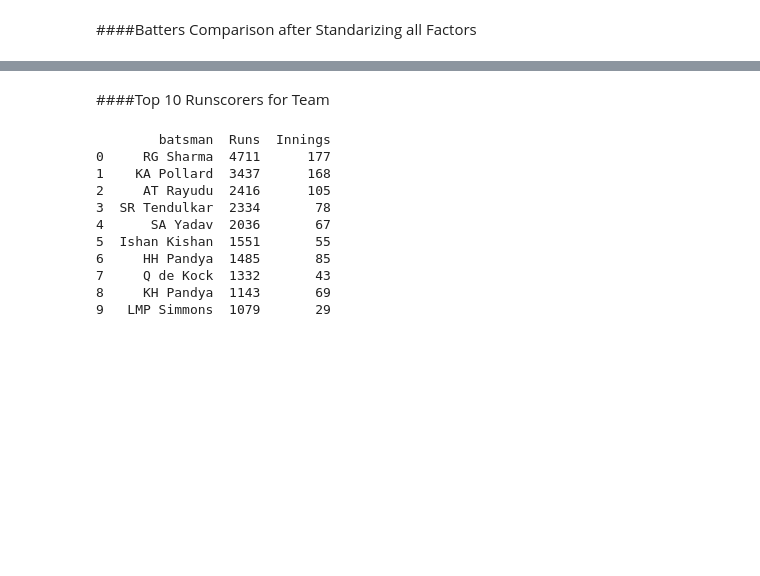
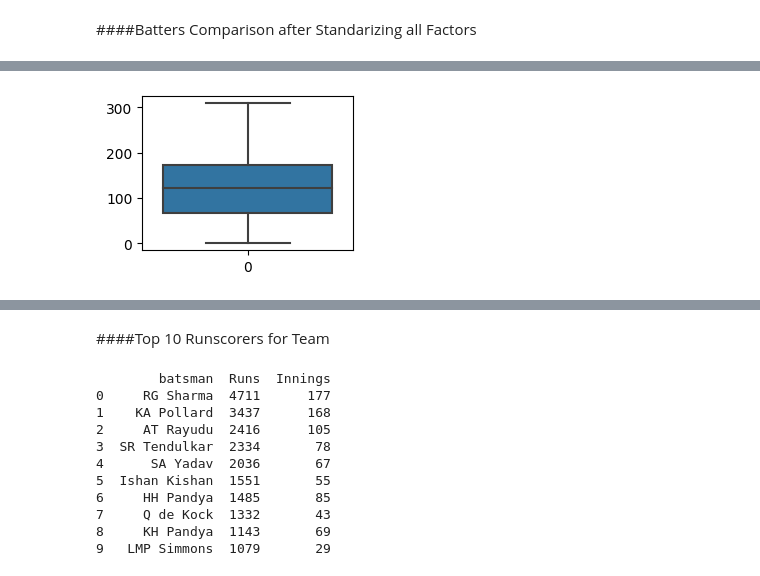
Before and after one commit to MahimnaDarji/Cricket-Analysis, a Jupyter notebook: IPL_Stats_Analysis(Batting).ipynb, the cells around one changed output, grey strips where cells are left out. Saved outputs shown, nothing was run; the diff lists cells and outputs as text; code cells hidden in the pictures; blank space fills up the shorter version.

```diff
--- a/IPL_Stats_Analysis(Batting).ipynb
+++ b/IPL_Stats_Analysis(Batting).ipynb
@@ -1244,0 +1390,7 @@ Name: runs, dtype: int64
+# %%
+plt.figure(figsize=(6,2))
+plt.subplot(121)
+sns.boxplot(eden2['SR'])
+plt.show()
+# %% [output]
+[figure, added]
```
Also changed, not shown: parts of 56 cells of this notebook.
